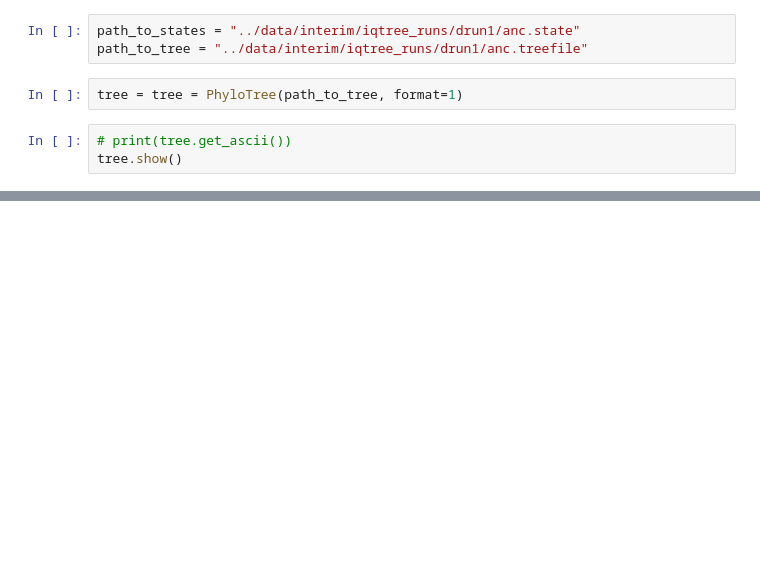
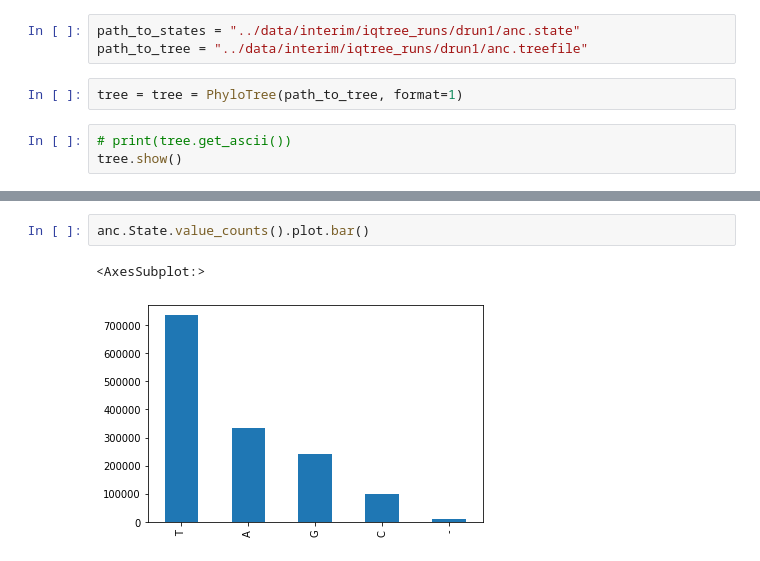
Before and after one commit to kpotoh/birds, a Jupyter notebook: nb/mut_extraction.ipynb, the cells around one changed output, grey strips where cells are left out. Saved outputs shown, nothing was run; the diff lists cells and outputs as text; blank space fills up the shorter version.

```diff
--- a/nb/mut_extraction.ipynb
+++ b/nb/mut_extraction.ipynb
@@ -51,0 +90,5 @@ mut[mut.Node == "Node6"]
+# %%
+anc.State.value_counts().plot.bar()
+# %% [output]
+<AxesSubplot:>
+[figure, added]
```
Also changed, not shown: parts of 21 cells of this notebook, 1 other file.
